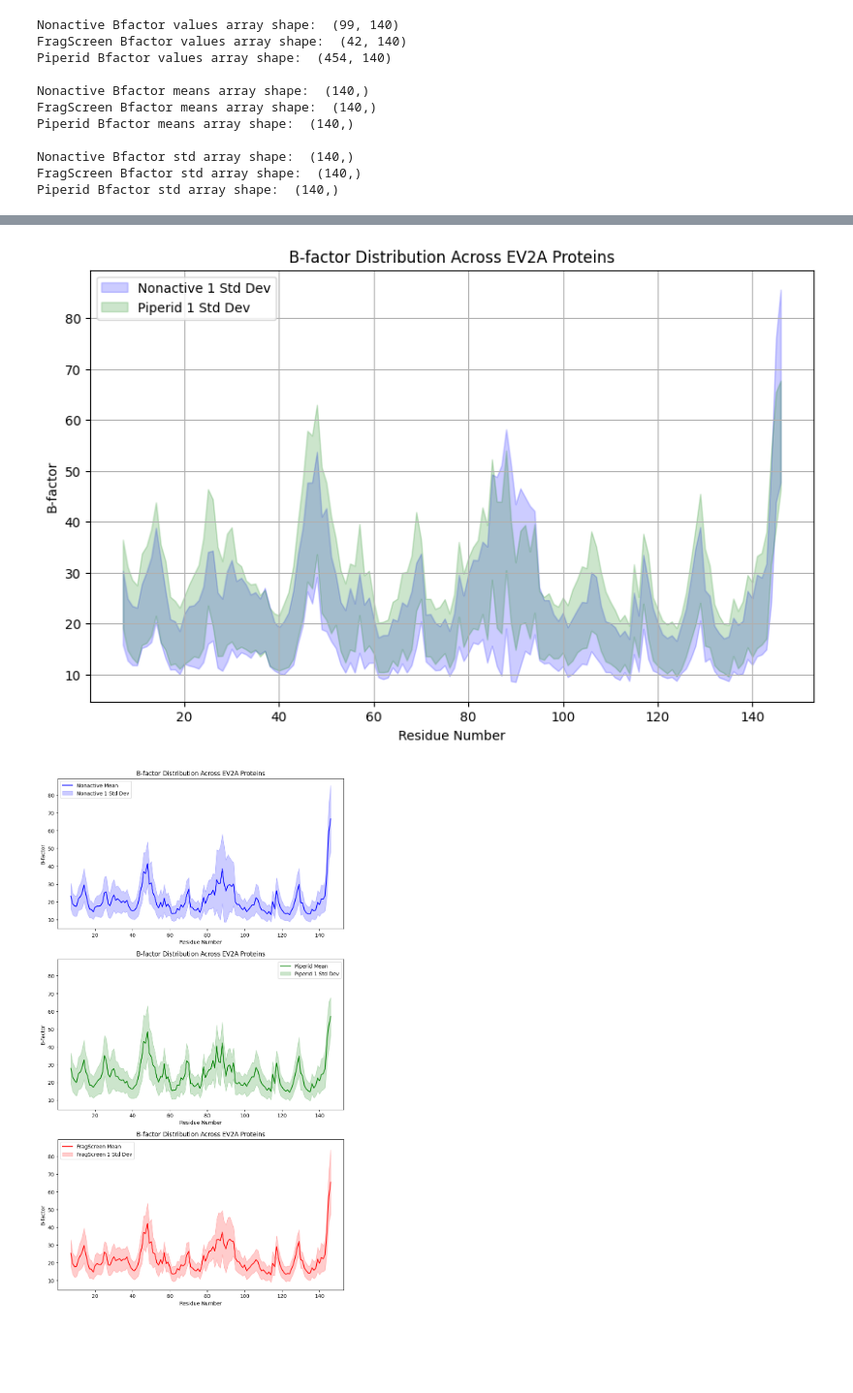
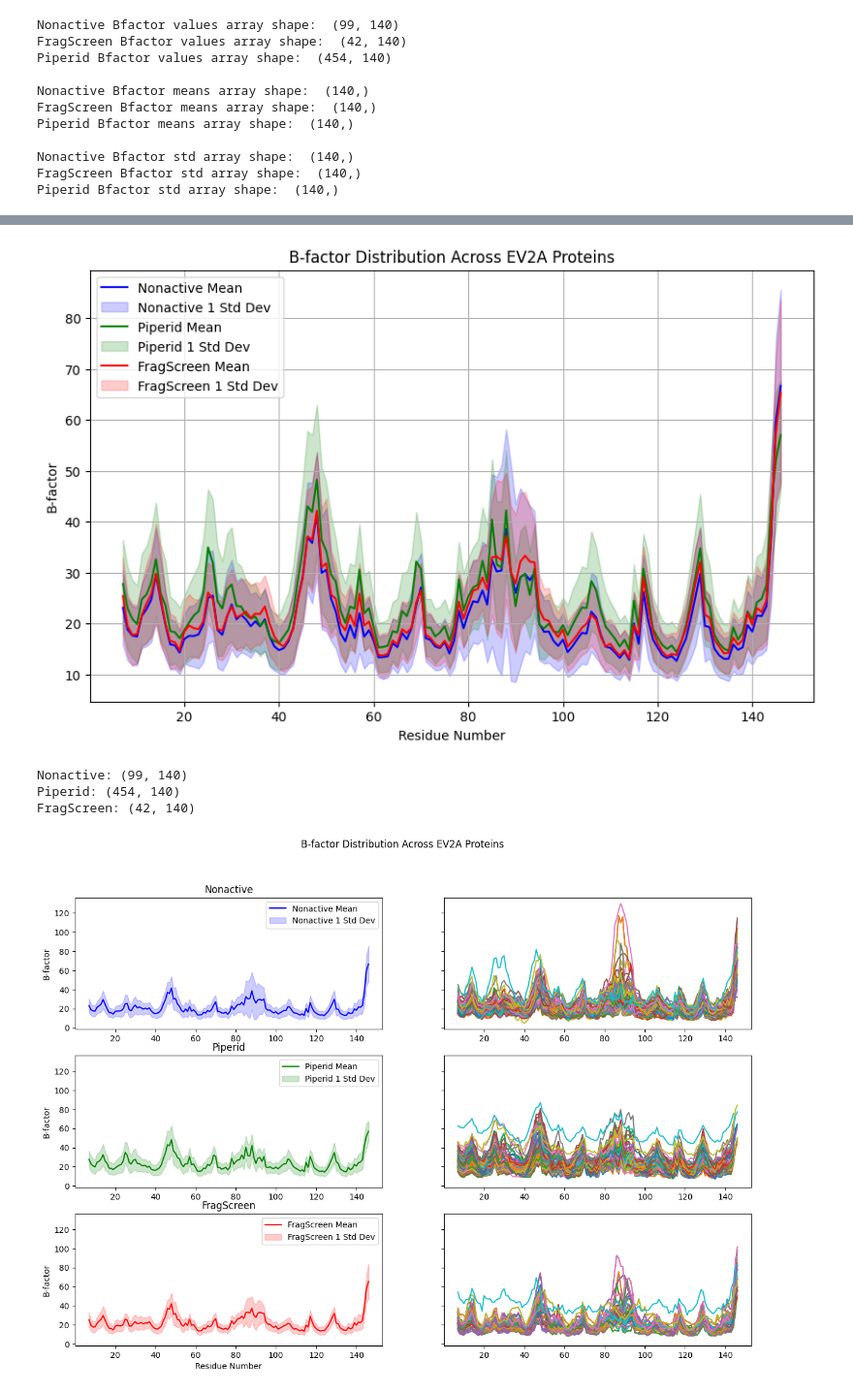
Before and after one commit to xchem/xaidar, a Jupyter notebook: notebooks/tasks/ev2a/fragalysis/03-conf_bfactor.ipynb, the cells around one changed output, grey strips where cells are left out. Shown at 97% size. Saved outputs shown, nothing was run; the diff lists cells and outputs as text; code cells hidden in the pictures; blank space fills up the shorter version.

```diff
--- a/notebooks/tasks/ev2a/fragalysis/03-conf_bfactor.ipynb
+++ b/notebooks/tasks/ev2a/fragalysis/03-conf_bfactor.ipynb
@@ -422,11 +223,11 @@ Piperid Bfactor std array shape:  (140,)
 import matplotlib.pyplot as plt
 residues_num = np.arange(7, len(ref_seq)+7)
 plt.figure(figsize=(10,6))
-for dataset_name, color in zip(["Nonactive", "Piperid","FragScreen",  ][:-1], ['blue', 'green', 'red'][:-1]):
+for dataset_name, color in zip(["Nonactive", "Piperid","FragScreen",  ][:], ['blue', 'green', 'red'][:]):
     bfactor_mean = all_bfactor_dict[ dataset_name ]["mean"]
     bfactor_std = all_bfactor_dict[ dataset_name ]["std"]
-    # plt.plot( residues_num, bfactor_mean, label="{} Mean".format(dataset_name)
-    #          , color= color)
+    plt.plot( residues_num, bfactor_mean, label="{} Mean".format(dataset_name)
+             , color= color)
     plt.fill_between( residues_num, bfactor_mean - bfactor_std,
                       bfactor_mean + bfactor_std, color=color, alpha=0.2,
                     label="{} 1 Std Dev".format(dataset_name) )
@@ -437,25 +238,58 @@ plt.legend()
 plt.grid()
 plt.show()
 # %% [output]
-[figure, old version]
+[figure, new version]
+# %%
+
+def sort_by_overall_mean( data) -> np.array:
+    overall_means = np.nanmean( data, axis = 1)
+    sorting_indexes = np.argsort(overall_means).reshape( (overall_means.shape[0],1))
+    sorted_data = np.take_along_axis( data, sorting_indexes, axis = 0 )
+    return sorted_data
+
+sorted_bfactor_dicts = dict()
+for dataset_name in ["Nonactive", "Piperid","FragScreen",  ]:
+    sorted_bfactor_dicts[dataset_name] = dict()
+    sorted_bfactor_dicts[dataset_name]["values"] = sort_by_overall_mean(all_bfactor_dict[dataset_name]["values"])
+    sorted_bfactor_dicts[dataset_name]["mean"] = np.nanmean( sorted_bfactor_dicts[dataset_name]["values"], axis = 0)
+    sorted_bfactor_dicts[dataset_name]["std"] = np.nanstd( sorted_bfactor_dicts[dataset_name]["values"], axis = 0)
+
+    print("{}: {}".format(dataset_name, sorted_bfactor_dicts[dataset_name]["values"].shape))
+# sort_by_overall_mean( all_bfactor_dict[ "Nonactive" ]["values"])
+# %% [output]
+Nonactive: (99, 140)
+Piperid: (454, 140)
+FragScreen: (42, 140)
 # %%
 # Plot b-factors Distribution
 import matplotlib.pyplot as plt
 residues_num = np.arange(7, len(ref_seq)+7)
-fig, ax  = plt.subplots( 3, 1 ,  figsize=(10,18), sharey=True)
-for idx, (dataset_name, color) in enumerate(zip(["Nonactive", "Piperid","FragScreen",  ], ['blue', 'green', 'red'])):
+fig, ax  = plt.subplots( 3, 2 ,  figsize=(15,10), sharey=True)
+for i, (dataset_name, color) in enumerate(zip(["Nonactive", "Piperid","FragScreen",  ], ['blue', 'green', 'red'])):
+
     bfactor_mean = all_bfactor_dict[ dataset_name ]["mean"]
     bfactor_std = all_bfactor_dict[ dataset_name ]["std"]
-    ax[idx].plot( residues_num, bfactor_mean, label="{} Mean".format(dataset_name)
+    ax[i,0].plot( residues_num, bfactor_mean, label="{} Mean".format(dataset_name)
              , color= color)
-    ax[idx].fill_between( residues_num, bfactor_mean - bfactor_std,
+    ax[i,0].fill_between( residues_num, bfactor_mean - bfactor_std,
                       bfactor_mean + bfactor_std, color=color, alpha=0.2,
                     label="{} 1 Std Dev".format(dataset_name) )
-    ax[idx].set_xlabel("Residue Number")
-    ax[idx].set_ylabel("B-factor")
-    ax[idx].set_title("B-factor Distribution Across EV2A Proteins")
-    ax[idx].legend()
+    ax[-1, 0].set_xlabel("Residue Number")
+    ax[i, 0].set_ylabel("B-factor")
+    ax[i, 0].set_title(f"{dataset_name}")
+    ax[i, 0].legend()
+
+    b_factor_vals = sorted_bfactor_dicts[dataset_name]["values"]
+    start, end =  b_factor_vals.shape[0] - (b_factor_vals.shape[0]) ,  b_factor_vals.shape[0]-1,
+    num_datapoints = 100
+    select_values = np.linspace( start, end, num_datapoints, dtype=np.int64 )
+    for values in b_factor_vals[ select_values]:
+        ax[i, 1].plot( residues_num, values)
+    # print(select_values)
+    # break
+
 # plt.grid()
+plt.suptitle("B-factor Distribution Across EV2A Proteins")
 plt.show()
 # %% [output]
-[figure, old version]
+[figure, new version]
```
Also changed, not shown: parts of 61 cells of this notebook, 2 other files.
